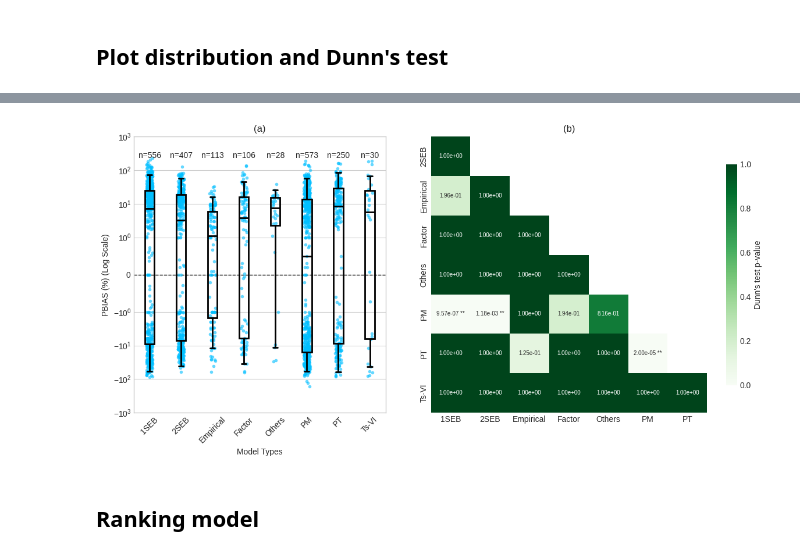
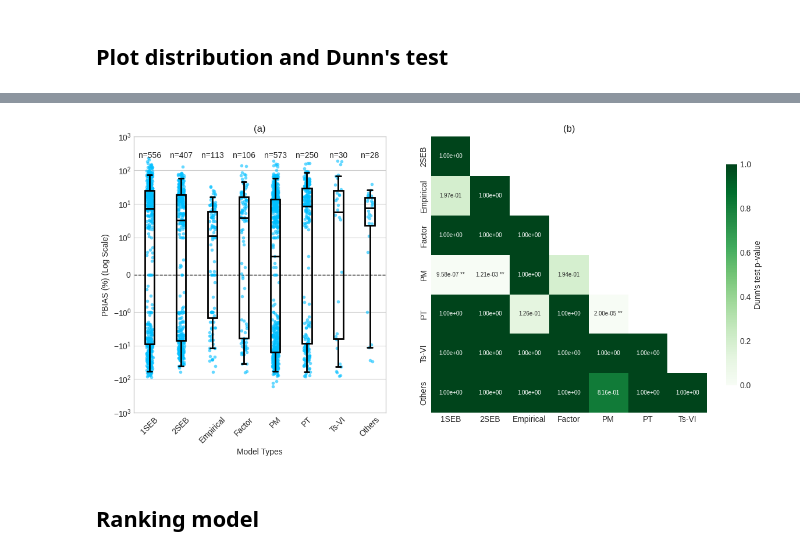
Before and after one commit to trngbich/Hydroloop, a Jupyter notebook: PBias_meta_analyses.ipynb, the cells around one changed output, grey strips where cells are left out. Cells and saved outputs as stored; diff of their text form; code cells hidden in the pictures.

```diff
--- a/PBias_meta_analyses.ipynb
+++ b/PBias_meta_analyses.ipynb
@@ -1307,3 +1306,8 @@ plt.show()
 [figure]
 # %% [markdown]
 ## Plot distribution and Dunn's test
+# %%
+model_order = ['1SEB', '2SEB', 'Empirical', 'Factor', 'PM', 'PT', 'Ts-VI','Others']
+dunn_results = dunn_results.reindex(model_order)
+dunn_results = dunn_results[model_order]
+dunn_results
@@ -1313,7 +1327,7 @@ fig, axes = plt.subplots(1, 2, figsize=(12, 6), gridspec_kw={'width_ratios': [2,
 df_ = df_models
 
 # Set up the plot
-model_order = ['1SEB', '2SEB', 'Empirical', 'Factor', 'Others', 'PM', 'PT', 'Ts-VI']
+model_order = ['1SEB', '2SEB', 'Empirical', 'Factor', 'PM', 'PT', 'Ts-VI','Others']
 # Plot strip plot first (so it's underneath)
 sns.stripplot(x='Model Type', y='PBIAS (%)', ax=axes[0],data=df_,
               color='deepskyblue', jitter=True, size=4, alpha=0.6,order=model_order)
@@ -1368,33 +1382,33 @@ for i in range(dunn_results.shape[0]):
                 # Format significant p-values in scientific notation with asterisk
                 annot_df.iloc[i, j] = f"{dunn_results.iloc[i, j]:.2e} **"
             else:
                 # Format non-significant p-values in scientific notation
                 annot_df.iloc[i, j] = f"{dunn_results.iloc[i, j]:.2e}"
         else:
             annot_df.iloc[i, j] = ""
 
 # Slice the DataFrame to remove the first row and last column
 dunn_results_sliced = dunn_results.iloc[1:, :-1]
 annot_df_sliced = annot_df.iloc[1:, :-1]
 mask_sliced = mask[1:, :-1]
 
 sns.heatmap(
     dunn_results_sliced,
     mask=mask_sliced,
     annot=annot_df_sliced, # Use the custom annotated dataframe
     annot_kws={"fontsize": 7},
     cmap=cmap, # Use the custom colormap
     fmt="", # Use empty format as we are formatting in annot_df
     square=True,
     cbar_kws={"shrink": 0.8,  "label": "Dunn's test p-value"}, # Added orientation and label
     vmin=0, vmax=1, # Set value range for colormap
     ax=axes[1]
 )
 axes[1].set_title('(b)') # Add title for the second subplot
 plt.tight_layout()
 plt.savefig(os.path.join(save_folder,'4_pbias_by_model_type.png'), bbox_inches='tight')
 plt.show()
 # %% [output]
-[figure, old version]
+[figure, new version]
 # %% [markdown]
 ## Ranking model
```
Also changed, not shown: parts of 81 cells of this notebook.
